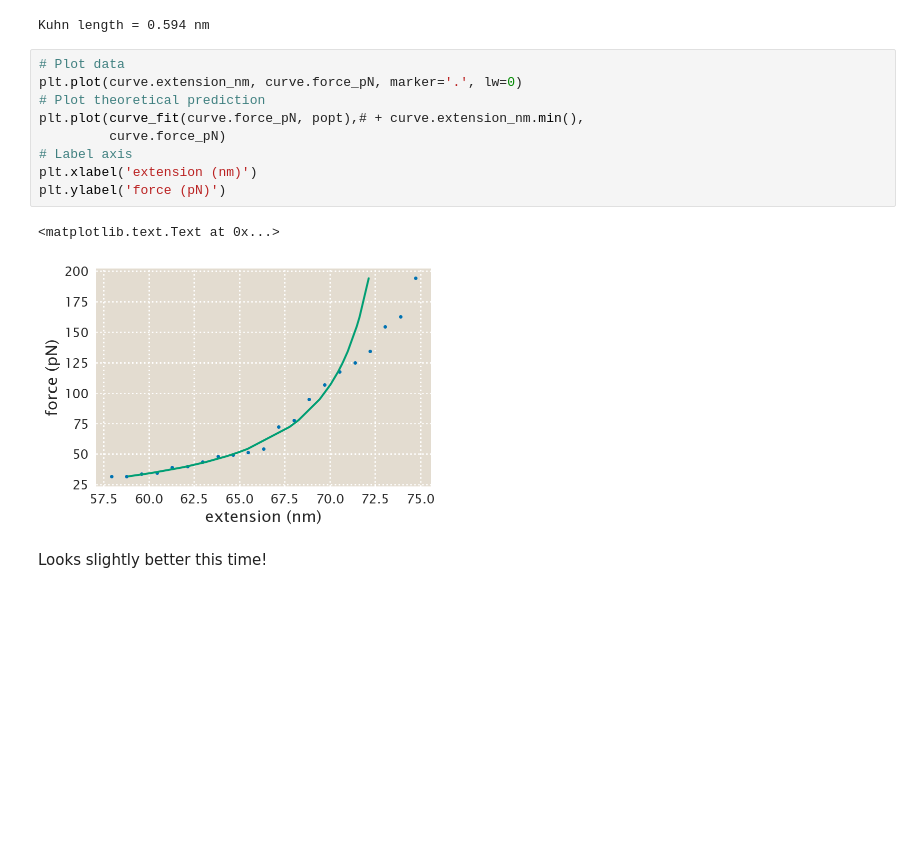
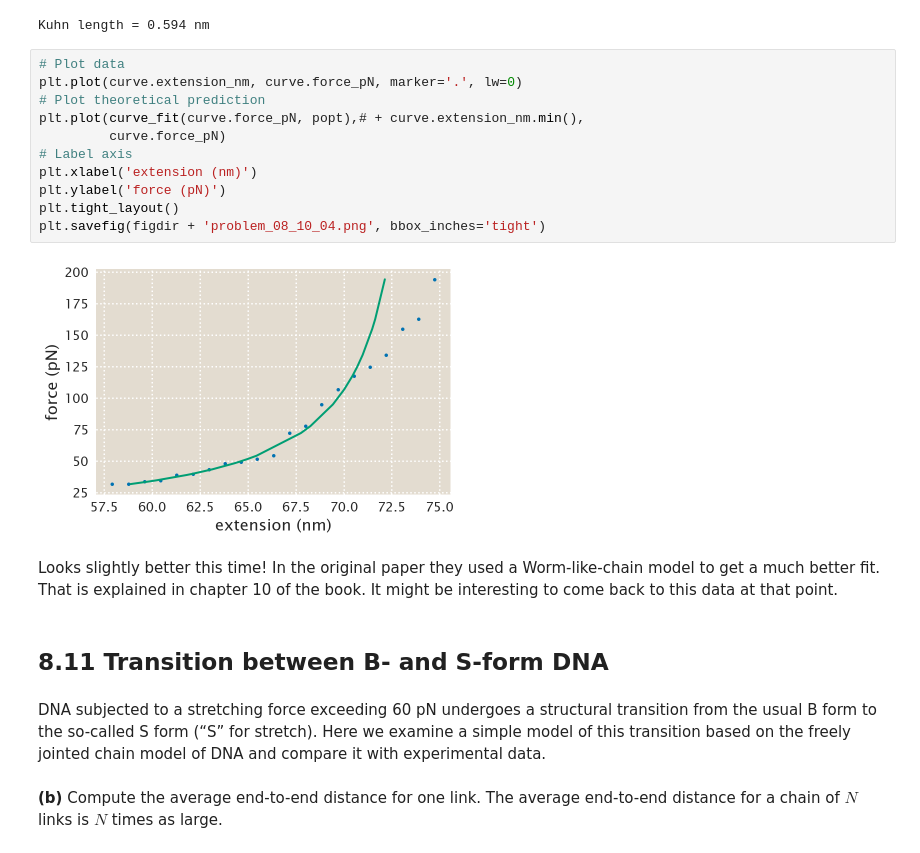
Before and after one commit to mrazomej/pboc, a Jupyter notebook: src/chapter_08.ipynb, the cells around one changed output. Drawn from its saved outputs; the diff is of its cells as text; blank space fills up the shorter version.

```diff
--- a/src/chapter_08.ipynb
+++ b/src/chapter_08.ipynb
@@ -584,14 +587,21 @@ Kuhn length = 0.594 nm
 # %%
 # Plot data
 plt.plot(curve.extension_nm, curve.force_pN, marker='.', lw=0)
 # Plot theoretical prediction
 plt.plot(curve_fit(curve.force_pN, popt),# + curve.extension_nm.min(),
          curve.force_pN)
 # Label axis
 plt.xlabel('extension (nm)')
 plt.ylabel('force (pN)')
+plt.tight_layout()
+plt.savefig(figdir + 'problem_08_10_04.png', bbox_inches='tight')
 # %% [output]
-<matplotlib.text.Text at 0x...>
-[figure, old version]
+[figure, new version]
-# %% [markdown]
-Looks slightly better this time!
+# %% [markdown]
+Looks slightly better this time! In the original paper they used a Worm-like-chain model to get a much better fit. That is explained in chapter 10 of the book. It might be interesting to come back to this data at that point.
+# %% [markdown]
+## 8.11 Transition between B- and S-form DNA
+# %% [markdown]
+DNA subjected to a stretching force exceeding 60 pN undergoes a structural transition from the usual B form to the so-called S form (“S” for stretch). Here we examine a simple model of this transition based on the freely jointed chain model of DNA and compare it with experimental data.
+# %% [markdown]
+**(b)** Compute the average end-to-end distance for one link. The average end-to-end distance for a chain of $N$ links is $N$ times as large.
```
Also changed, not shown: parts of 11 cells of this notebook, 1 other file.
